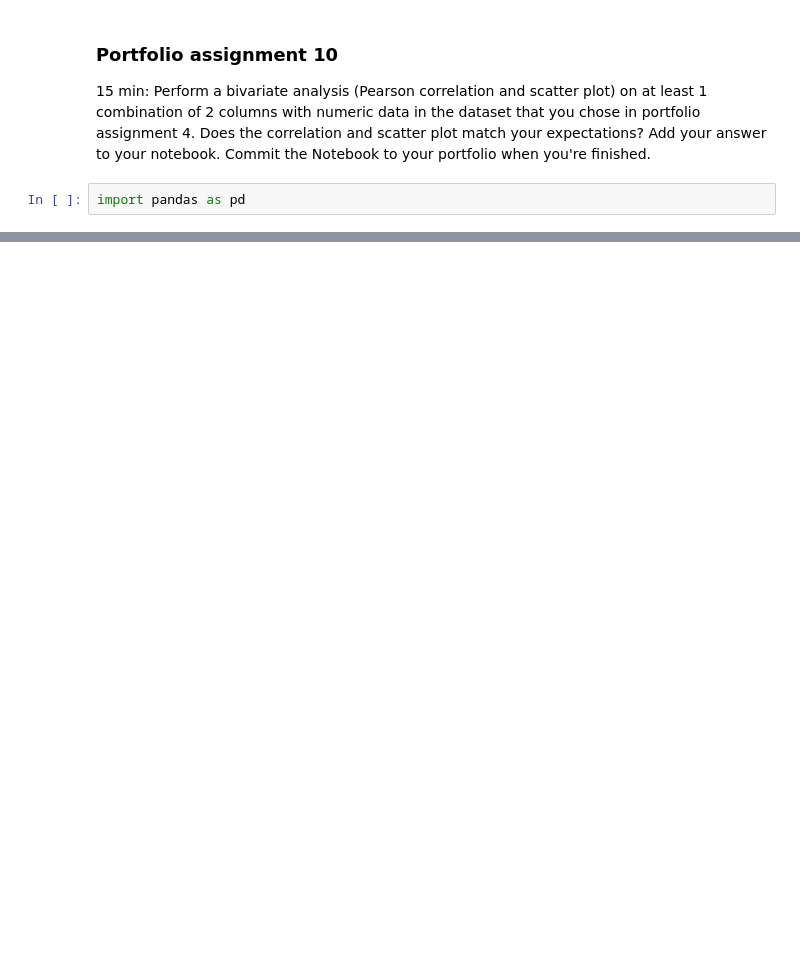
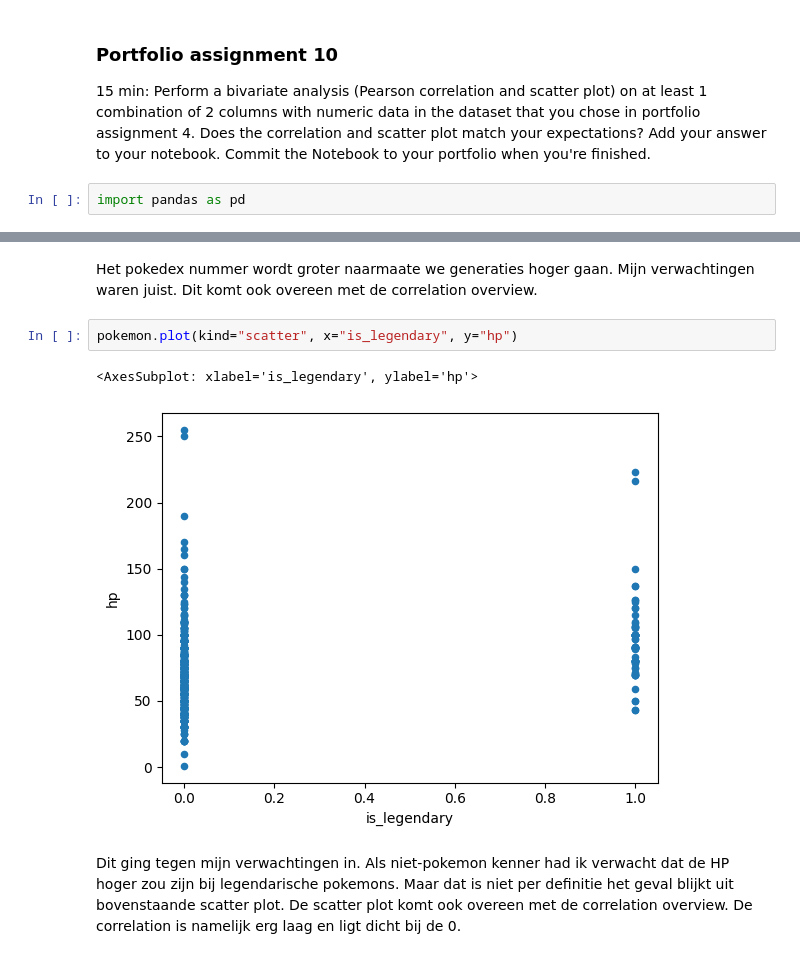
Before and after one commit to JensdeVlaming/data-science-portfolio, a Jupyter notebook: assignment10/assignment10.ipynb, the cells around one changed output, grey strips where cells are left out. Drawn from its saved outputs; the diff is of its cells as text; blank space fills up the shorter version.

```diff
--- a/assignment10/assignment10.ipynb
+++ b/assignment10/assignment10.ipynb
@@ -65,0 +43,9 @@ Het grootste gedeelte van de mensen die positief waren getest moesten uiteindeli
+# %% [markdown]
+Het pokedex nummer wordt groter naarmaate we generaties hoger gaan. Mijn verwachtingen waren juist. Dit komt ook overeen met de correlation overview.
+# %%
+pokemon.plot(kind="scatter", x="is_legendary", y="hp")
+# %% [output]
+<AxesSubplot: xlabel='is_legendary', ylabel='hp'>
+[figure, added]
+# %% [markdown]
+Dit ging tegen mijn verwachtingen in. Als niet-pokemon kenner had ik verwacht dat de HP hoger zou zijn bij legendarische pokemons. Maar dat is niet per definitie het geval blijkt uit bovenstaande scatter plot. De scatter plot komt ook overeen met de correlation overview. De correlation is namelijk erg laag en ligt dicht bij de 0.
```
Also changed, not shown: parts of 7 cells of this notebook, 2 other files.
